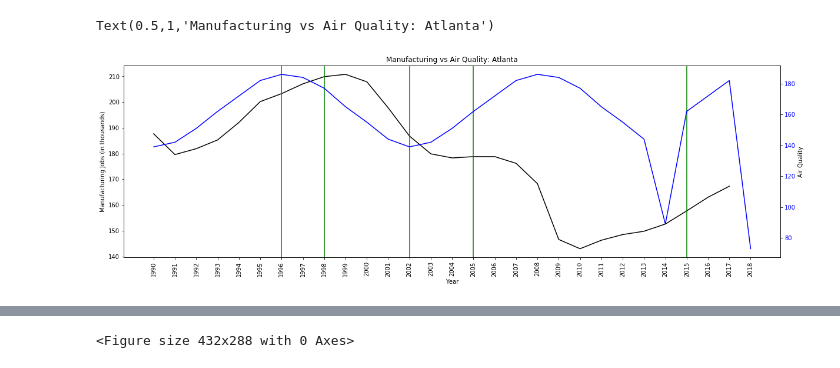
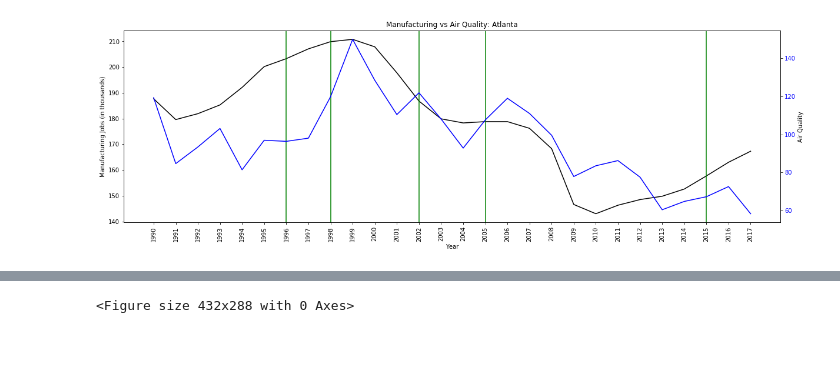
Before and after one commit to dshaffe2/ProjectOne, a Jupyter notebook: Manutimeline.ipynb, the cells around one changed output, grey strips where cells are left out. Cells and saved outputs as stored; diff of their text form; code cells hidden in the pictures.

Commit message:
final manufacturing notebook

```diff
--- a/Manutimeline.ipynb
+++ b/Manutimeline.ipynb
@@ -5,6 +5,8 @@ import pandas as pd
 # %%
 atl_df = pd.read_csv("C:/Users/ginaf/Atlanta.csv")
 #atl_df.head()
+atl_aq=pd.read_csv("C:/Users/ginaf/Annual_Averages_by_cityAtl.csv")
+#atl_aq.head()
 # %%
 x_axis = np.arange(len(atl_df["Year"]))
 tick_locations = [value+0.4 for value in x_axis]
@@ -14,34 +13,33 @@ data2 = [139, 142, 151, 162, 172, 182, 186, 184, 177, 165, 155, 144,
 # %%
 fig, ax1 = plt.subplots(figsize=(20,6))
 
 
 #color = 'tab:red'
 ax1.set_xlabel("Year")
 ax1.set_ylabel("Manufacturing Jobs (in thousands)")
 ax1.plot(x_axis, atl_df["Annual"], color='k')
 ax1.tick_params(axis='y', labelcolor='k')
 ax1.set_xticks(list(range(0, len(atl_df["Year"]))))
 ax1.set_xticklabels(atl_df["Year"], rotation="vertical")
 ax1.axvline(6, ymin=0, ymax=1, color='g')
 ax1.axvline(8, ymin=0, ymax=1, color='g')
 ax1.axvline(12, ymin=0, ymax=1, color='g')
 ax1.axvline(15, ymin=0, ymax=1, color='g')
 ax1.axvline(25, ymin=0, ymax=1, color='g')
 
 ax2 = ax1.twinx()  # instantiate a second axes that shares the same x-axis
 
 #color = 'tab:blue'
 ax2.set_ylabel("Air Quality")  # we already handled the x-label with ax1
-ax2.plot(x_axis, data2, color='b')
+ax2.plot(x_axis, atl_aq["AQI"], color='b')
 ax2.tick_params(axis='y', labelcolor='b')
 
 
 plt.title("Manufacturing vs Air Quality: Atlanta")
 
-#plt.savefig("C:/Users/ginaf/Atlantamanuf.png")
+plt.savefig("C:/Users/ginaf/Atlantamanuf.png")
 # %% [output]
-Text(0.5,1,'Manufacturing vs Air Quality: Atlanta')
-[figure, old version]
+[figure, new version]
 # %%
 # plt.figure(figsize=(20,3))
 # plt.plot(x_axis, atl_df["Annual"], color='r', alpha=0.5)
```
Also changed, not shown: parts of 13 cells of this notebook.
